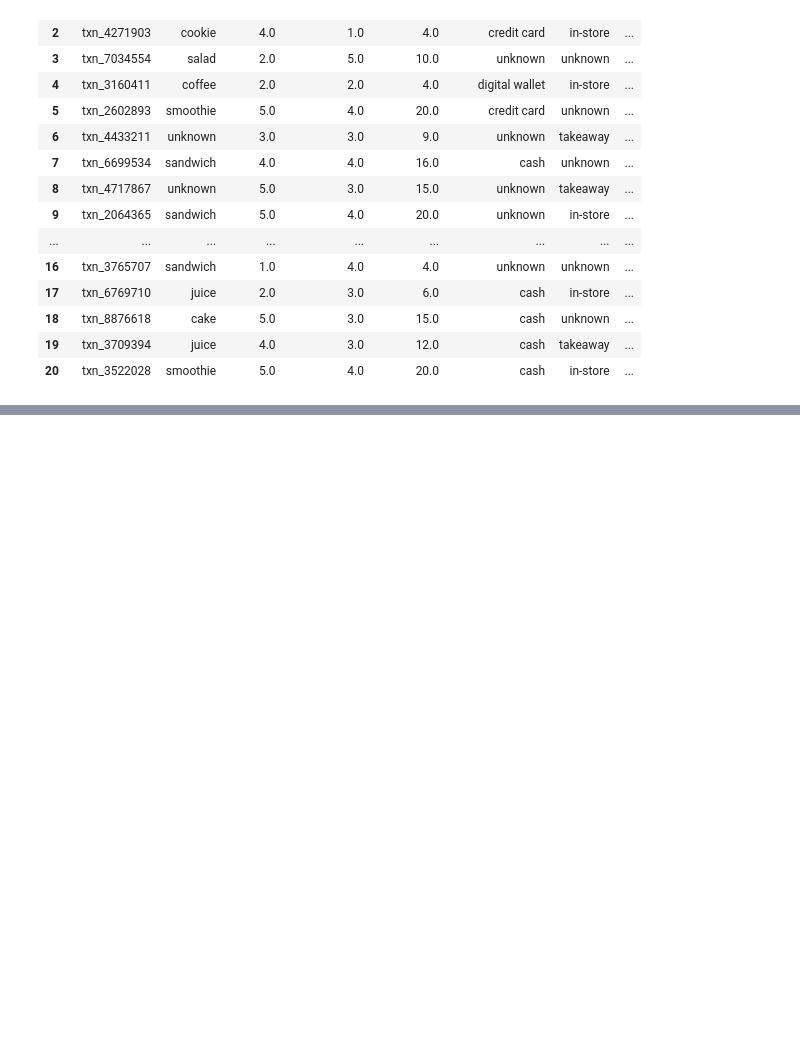
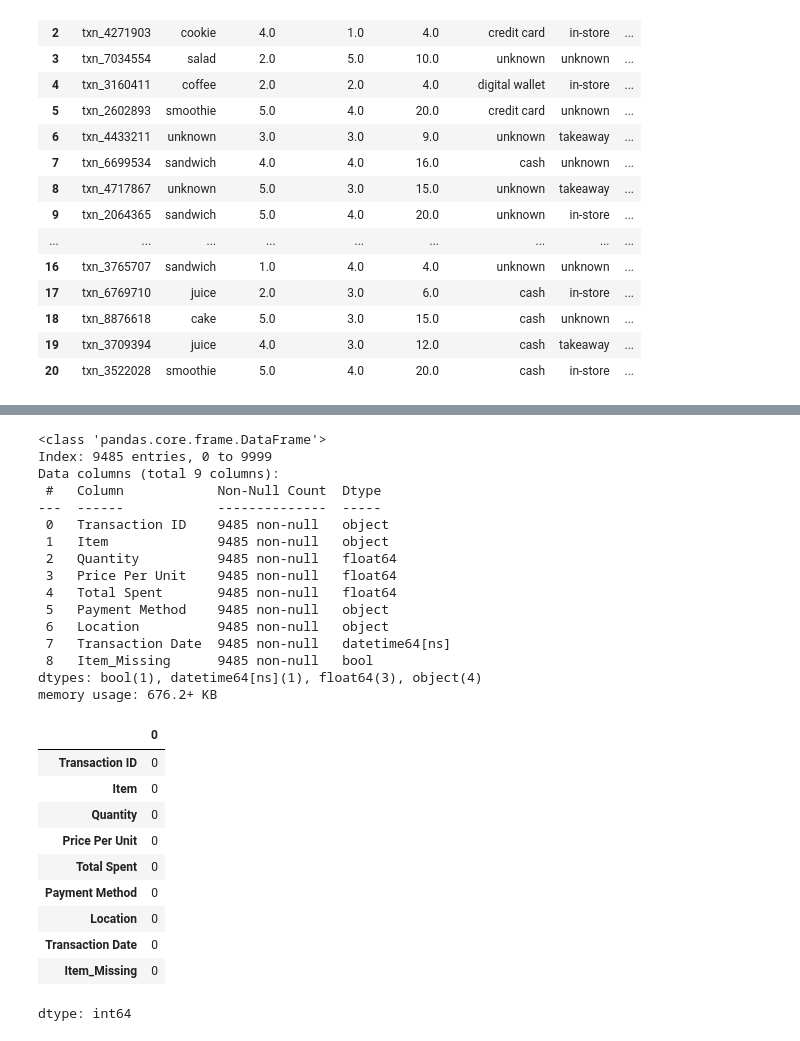
Before and after one commit to Xain1501/CleanCafeData, a Jupyter notebook: CleaningCafeData.ipynb, the cells around one changed output, grey strips where cells are left out. Cells and saved outputs as stored; diff of their text form; code cells hidden in the pictures; blank space fills up the shorter version.

```diff
--- a/CleaningCafeData.ipynb
+++ b/CleaningCafeData.ipynb
@@ -462,0 +499,34 @@ df.head(20)
+# %%
+df["Total Spent"] = df["Quantity"] * df["Price Per Unit"]
+# %%
+df.info()
+df.describe()
+df.isnull().sum()
+# %% [output]
+<class 'pandas.core.frame.DataFrame'>
+Index: 9485 entries, 0 to 9999
+Data columns (total 9 columns):
+ #   Column            Non-Null Count  Dtype
+---  ------            --------------  -----
+ 0   Transaction ID    9485 non-null   object
+ 1   Item              9485 non-null   object
+ 2   Quantity          9485 non-null   float64
+ 3   Price Per Unit    9485 non-null   float64
+ 4   Total Spent       9485 non-null   float64
+ 5   Payment Method    9485 non-null   object
+ 6   Location          9485 non-null   object
+ 7   Transaction Date  9485 non-null   datetime64[ns]
+ 8   Item_Missing      9485 non-null   bool
+dtypes: bool(1), datetime64[ns](1), float64(3), object(4)
+memory usage: 676.2+ KB
+|  | 0 |
+| Transaction ID | 0 |
+| Item | 0 |
+| Quantity | 0 |
+| Price Per Unit | 0 |
+| Total Spent | 0 |
+| Payment Method | 0 |
+| Location | 0 |
+| Transaction Date | 0 |
+| Item_Missing | 0 |
+dtype: int64
```
Also changed, not shown: parts of 13 cells of this notebook.
